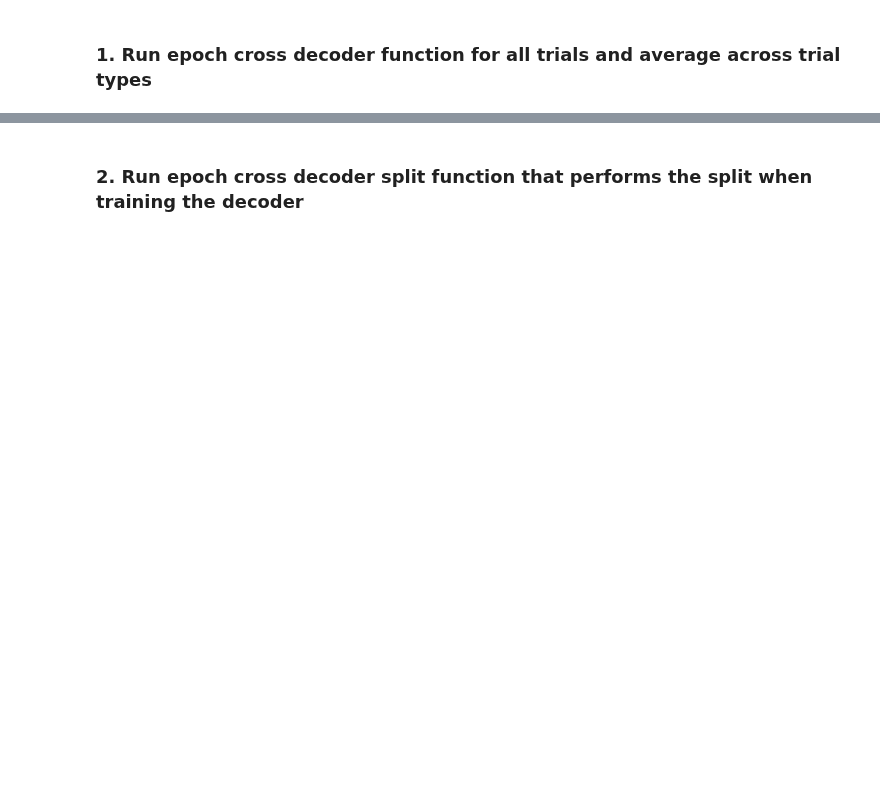
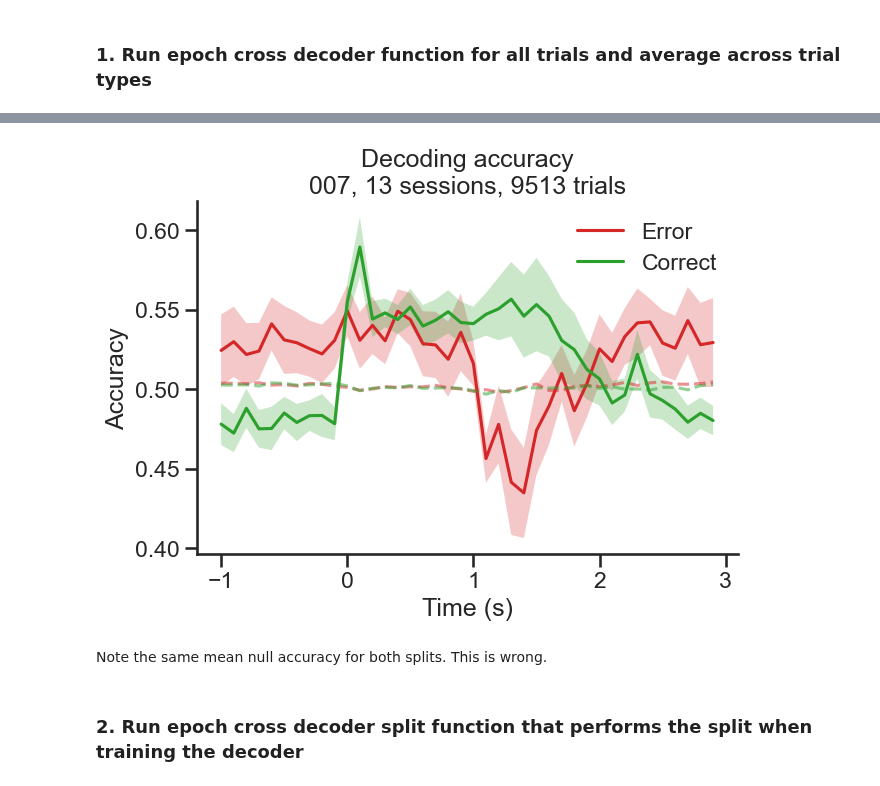
Before and after one commit to 3leni0n/PycharmProjects, a Jupyter notebook: ephys/decoder/notebook.ipynb, the cells around one changed output, grey strips where cells are left out. Drawn from its saved outputs; the diff is of its cells as text; code cells hidden in the pictures; blank space fills up the shorter version.

```diff
--- a/ephys/decoder/notebook.ipynb
+++ b/ephys/decoder/notebook.ipynb
@@ -264,4 +223,60 @@ plt.legend(frameon=False)
+# %%
+# Split stim decoder into correct vs error trials
+# behavior = [behavior[i][behavior[i].Miss==0].reset_index(drop=True) for i in range(len(behavior))]
+indexes = [get_trial_indexes(behavior[i], condition='outcome') for i in range(len(behavior))]
+# indexes = [get_trial_indexes(behavior[i][behavior[i].Miss==0].reset_index(drop=True), condition='outcome') for i in range(len(behavior))]
+
+# hits = [list(np.where(behavior[i].Hit == True)[0]) for i in range(len(behavior))]
+# errors = [list(np.where(behavior[i].Hit == False)[0]) for i in range(len(behavior))]
+# misses = [np.where(np.isnan(behavior[i].Hit))[0] for i in range(len(behavior))]
+# indexes = [[h, e] for h, e in zip(hits, errors)]
+
+# Error trials
+acc_mean_error = [np.mean(results_stim['acc'][i][indexes[i][0]], axis=0) for i in range(len(results_stim['acc']))]
+acc_mean_error = np.array(acc_mean_error)
+acc_sem_error = sem(acc_mean_error, axis=0)
+acc_mean_error = np.mean(acc_mean_error, axis=0)
+acc_null_mean_error = [np.mean(results_stim['acc_null'][i][indexes[i][0]], axis=(0, 2)) for i in range(len(results_stim['acc_null']))]
+acc_null_mean_error = np.array(acc_null_mean_error)
+acc_null_mean_error = np.mean(acc_null_mean_error, axis=0)
+
+# Correct trials
+acc_mean_correct = [np.mean(results_stim['acc'][i][indexes[i][1]], axis=0) for i in range(len(results_stim['acc']))]
+acc_mean_correct = np.array(acc_mean_correct)
+acc_sem_correct = sem(acc_mean_correct, axis=0)
+acc_mean_correct = np.mean(acc_mean_correct, axis=0)
+acc_null_mean_correct = [np.mean(results_stim['acc_null'][i][indexes[i][1]], axis=(0, 2)) for i in range(len(results_stim['acc_null']))]
+acc_null_mean_correct = np.array(acc_null_mean_correct)
+acc_null_mean_correct = np.mean(acc_null_mean_correct, axis=0)
+
+plt.figure(constrained_layout=True)
+
+# Error trials
+plt.plot(results_stim['bins'][:-1], acc_mean_error, color='tab:red', label='Error')
+plt.fill_between(results_stim['bins'][:-1], acc_mean_error - acc_sem_error,
+                 acc_mean_error + acc_sem_error, color='tab:red', edgecolor='none',
+                 alpha=0.25)
+plt.plot(results_stim['bins'][:-1], acc_null_mean_error, color='tab:red', ls='--', alpha=0.5)
+
+# Correct trials
+plt.plot(results_stim['bins'][:-1], acc_mean_correct, color='tab:green', label='Correct')
+plt.fill_between(results_stim['bins'][:-1], acc_mean_correct - acc_sem_correct,
+                 acc_mean_correct + acc_sem_correct, color='tab:green', edgecolor='none',
+                 alpha=0.25)
+plt.plot(results_stim['bins'][:-1], acc_null_mean_correct, color='tab:green', ls='--', alpha=0.5)
+
+n_trials = np.sum([results_stim['acc'][i].shape[0] for i in range(len(results_stim['acc']))])
+plt.title(f'Decoding accuracy\n'
+          f'{subject}, {len(results_stim["acc"])} sessions, {n_trials} trials')
+plt.xlabel('Time (s)')
+plt.ylabel('Accuracy')
+plt.legend(frameon=False)
+sns.despine()
+# %% [output]
+[figure, added]
+# %% [markdown]
+Note the same mean null accuracy for both splits. This is wrong.
 # %% [markdown]
-### 2. Run epoch cross decoder **split** function that performs the split when training the decoder
+### 2. Run epoch cross decoder split function that performs the split when training the decoder
 # %%
 %%time
```
Also changed, not shown: parts of 28 cells of this notebook, 2 other files.
